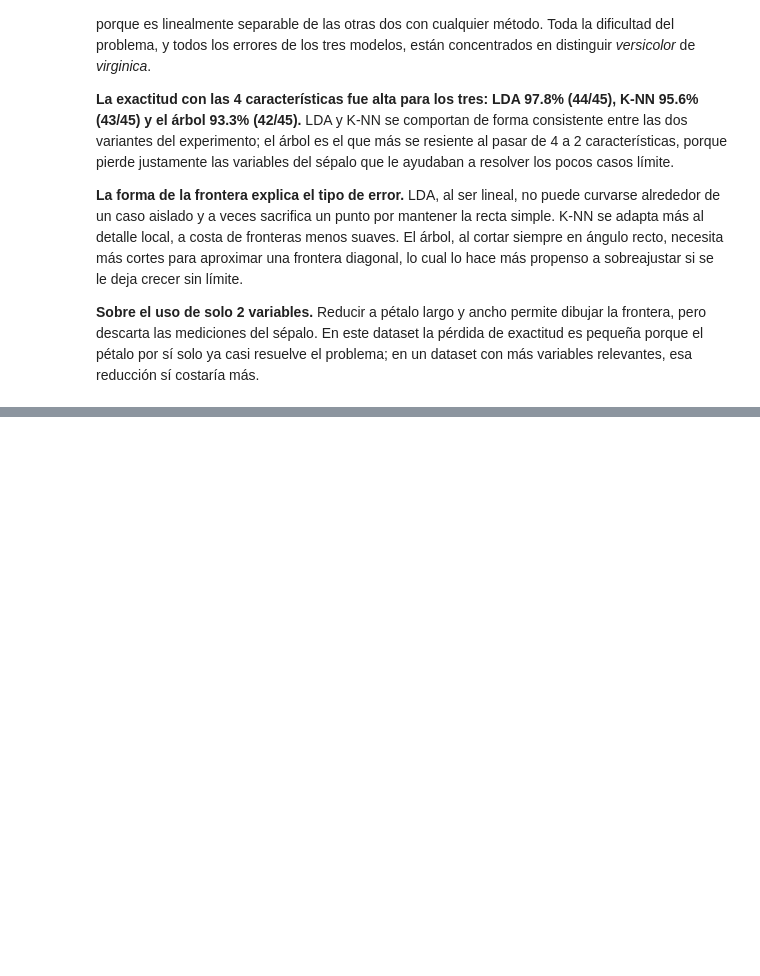
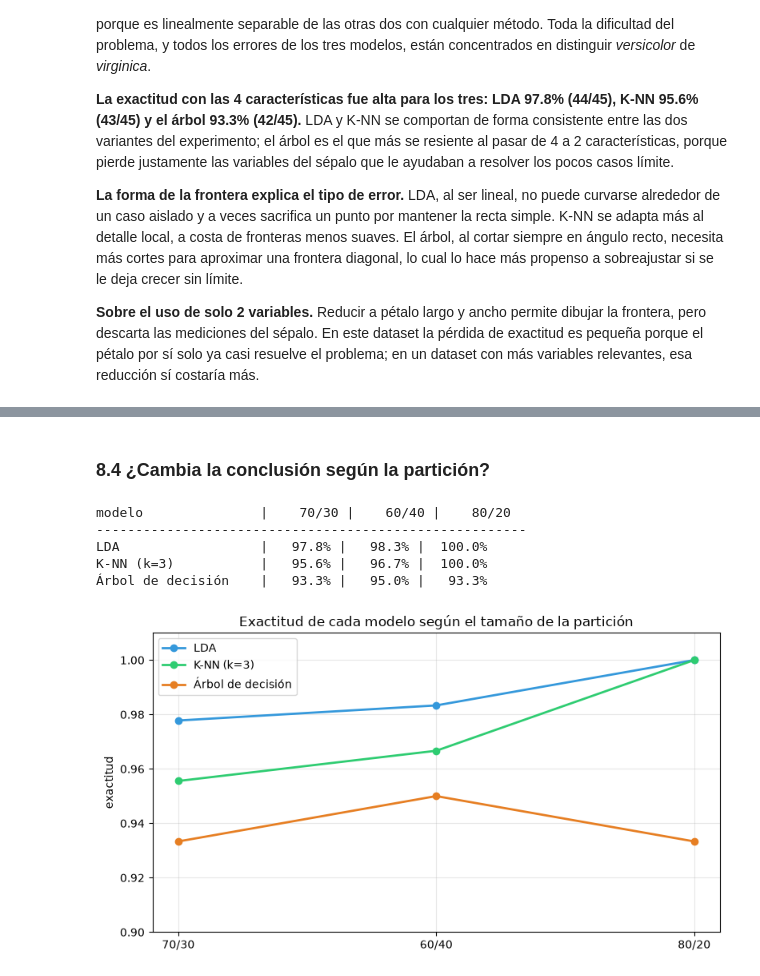
Before and after one commit to jdj40211/Solucionario-JuanDavidSierraOrozco-IntroIA, a Jupyter notebook: clase7-clasificacion/clasificadores_iris.ipynb, the cells around one changed output, grey strips where cells are left out. Cells and saved outputs as stored; diff of their text form; code cells hidden in the pictures; blank space fills up the shorter version.

```diff
--- a/clase7-clasificacion/clasificadores_iris.ipynb
+++ b/clase7-clasificacion/clasificadores_iris.ipynb
@@ -277,0 +452,27 @@ plt.show()
+# %% [markdown]
+### 8.4 ¿Cambia la conclusión según la partición?
+# %%
+print(f"{'modelo':<20} | {'70/30':>8} | {'60/40':>8} | {'80/20':>8}")
+print("-" * 55)
+for nombre in ["LDA", "K-NN (k=3)", "Árbol de decisión"]:
+    fila = [resultados_particiones[ts]["resumen"][nombre]["acc"] for ts in PARTICIONES]
+    print(f"{nombre:<20} | {fila[0]:>7.1%} | {fila[1]:>7.1%} | {fila[2]:>7.1%}")
+
+plt.figure(figsize=(8, 4.5))
+etiquetas = [f"{int((1-ts)*100)}/{int(ts*100)}" for ts in PARTICIONES]
+for nombre, color in zip(["LDA", "K-NN (k=3)", "Árbol de decisión"],
+                         ["#3498db", "#2ecc71", "#e67e22"]):
+    valores = [resultados_particiones[ts]["resumen"][nombre]["acc"] for ts in PARTICIONES]
+    plt.plot(etiquetas, valores, marker="o", label=nombre, color=color, linewidth=2)
+
+plt.ylabel("exactitud"); plt.ylim(0.90, 1.01)
+plt.title("Exactitud de cada modelo según el tamaño de la partición")
+plt.legend(); plt.grid(alpha=0.3)
+plt.tight_layout(); plt.show()
+# %% [output]
+modelo               |    70/30 |    60/40 |    80/20
+-------------------------------------------------------
+LDA                  |   97.8% |   98.3% |  100.0%
+K-NN (k=3)           |   95.6% |   96.7% |  100.0%
+Árbol de decisión    |   93.3% |   95.0% |   93.3%
+[figure, added]
```
Also changed, not shown: parts of 13 cells of this notebook, 1 other file.
